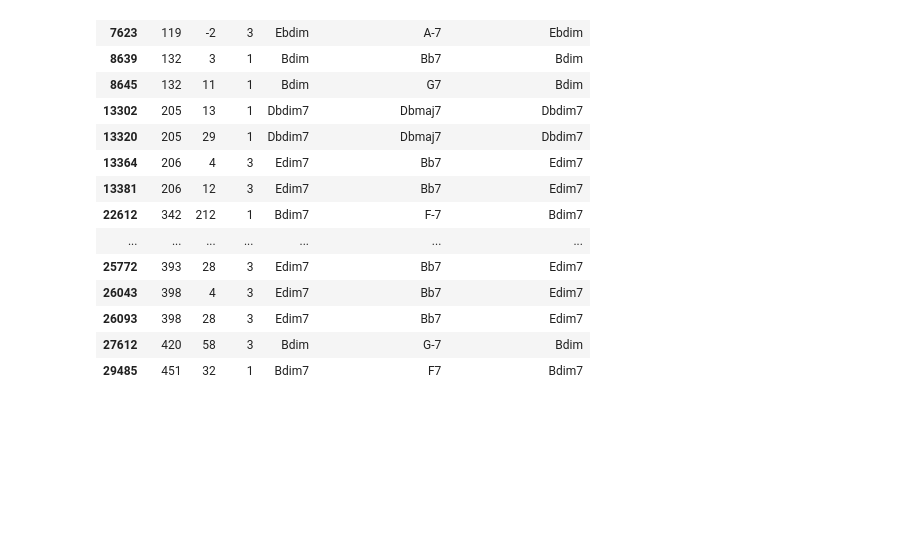
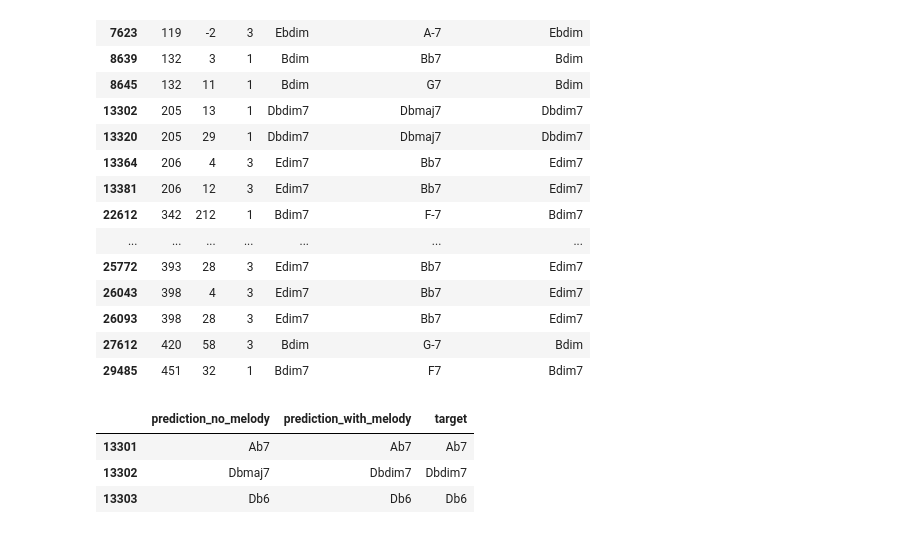
Before and after one commit to DCMLab/chord-eval, a Jupyter notebook: Evaluation.ipynb, the cells around one changed output. Saved outputs shown, nothing was run; the diff lists cells and outputs as text; code cells hidden in the pictures; blank space fills up the shorter version.

```diff
--- a/Evaluation.ipynb
+++ b/Evaluation.ipynb
@@ -611,3 +619,10 @@ data_shifted.loc[
 | 26093 | 398 | 28 | 3 | Edim7 | Bb7 | Edim7 |
 | 27612 | 420 | 58 | 3 | Bdim | G-7 | Bdim |
 | 29485 | 451 | 32 | 1 | Bdim7 | F7 | Bdim7 |
+# %%
+data_shifted.loc[(data_shifted["melid"] == 205) & data_shifted["bar"].isin([12, 13]), ["prediction_no_melody", "prediction_with_melody", "target"]]
+# %% [output]
+|  | prediction_no_melody | prediction_with_melody | target |
+| 13301 | Ab7 | Ab7 | Ab7 |
+| 13302 | Dbmaj7 | Dbdim7 | Dbdim7 |
+| 13303 | Db6 | Db6 | Db6 |
```
Also changed, not shown: parts of 2 cells of this notebook.
